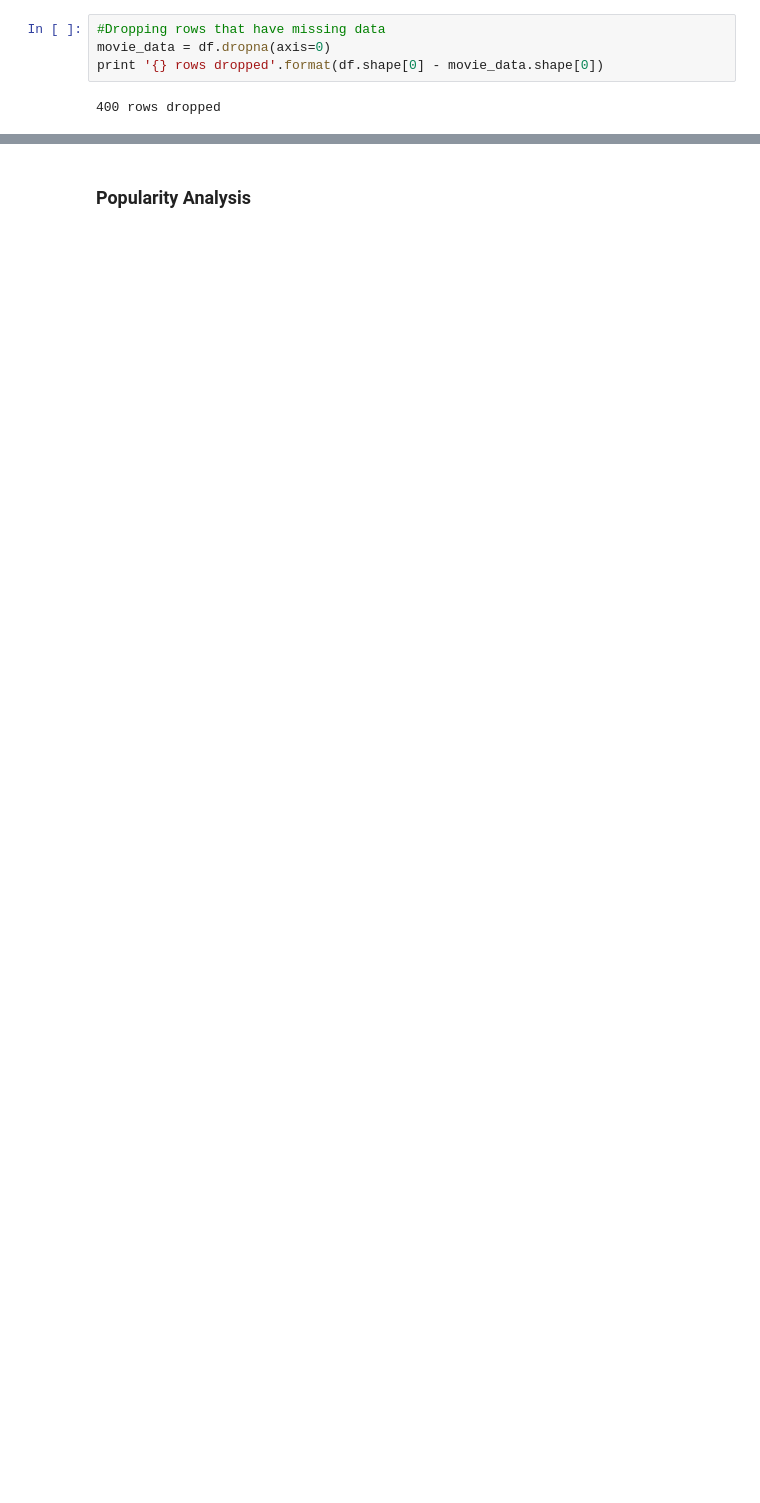
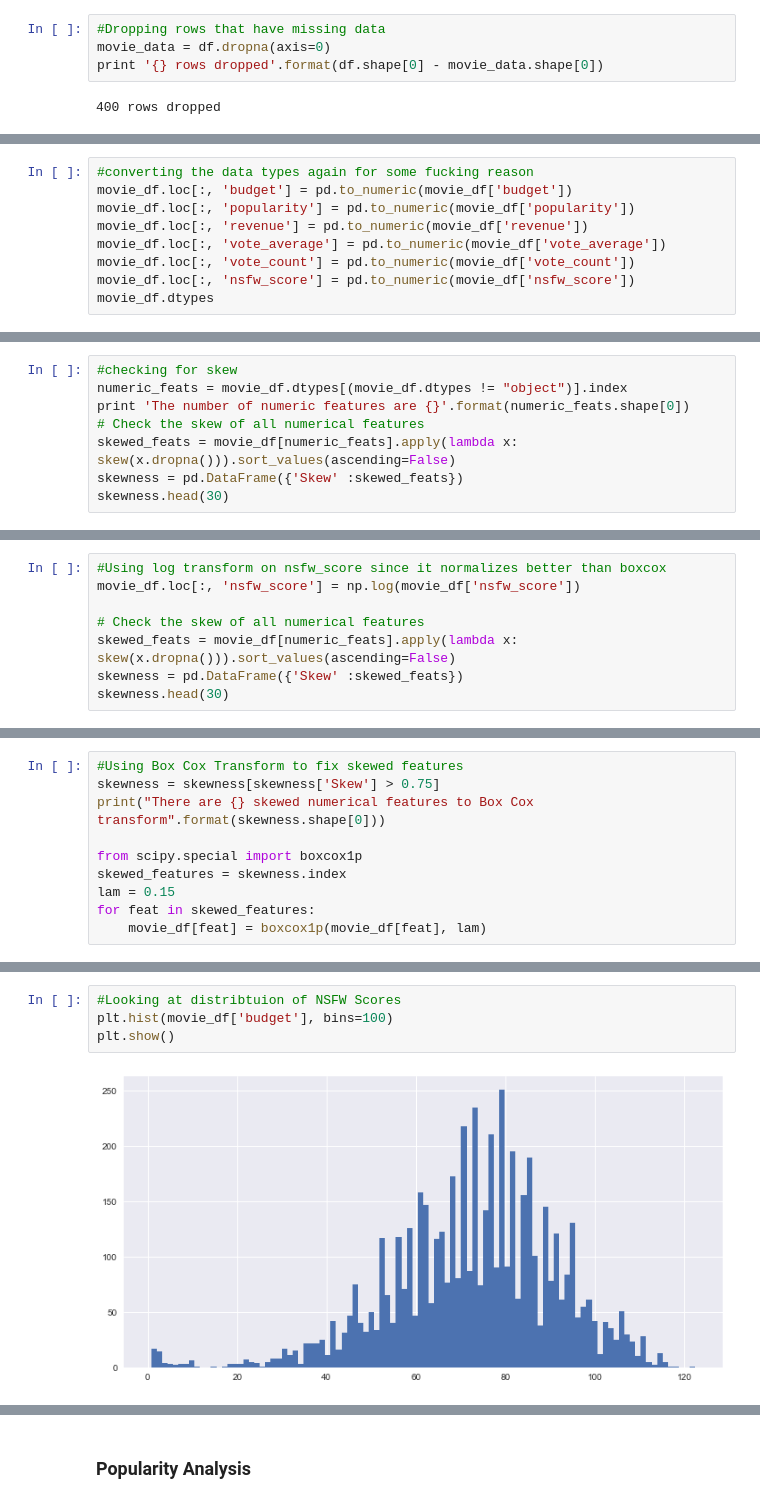
Before and after one commit to aravindsrinivasan/movie-ranking-recommendation-system, a Jupyter notebook: notebooks/nsfw_score-analysis.ipynb, the cells around one changed output, grey strips where cells are left out. Saved outputs shown, nothing was run; the diff lists cells and outputs as text; blank space fills up the shorter version.

Commit message:
adjusted for skew in dataset

```diff
--- a/notebooks/nsfw_score-analysis.ipynb
+++ b/notebooks/nsfw_score-analysis.ipynb
@@ -75,0 +131,9 @@ print '{} rows dropped'.format(df.shape[0] - movie_data.shape[0])
+# %%
+#converting the data types again for some fucking reason
+movie_df.loc[:, 'budget'] = pd.to_numeric(movie_df['budget'])
+movie_df.loc[:, 'popularity'] = pd.to_numeric(movie_df['popularity'])
+movie_df.loc[:, 'revenue'] = pd.to_numeric(movie_df['revenue'])
+movie_df.loc[:, 'vote_average'] = pd.to_numeric(movie_df['vote_average'])
+movie_df.loc[:, 'vote_count'] = pd.to_numeric(movie_df['vote_count'])
+movie_df.loc[:, 'nsfw_score'] = pd.to_numeric(movie_df['nsfw_score'])
+movie_df.dtypes
@@ -75,0 +151,8 @@ print '{} rows dropped'.format(df.shape[0] - movie_data.shape[0])
+# %%
+#checking for skew
+numeric_feats = movie_df.dtypes[(movie_df.dtypes != "object")].index
+print 'The number of numeric features are {}'.format(numeric_feats.shape[0])
+# Check the skew of all numerical features
+skewed_feats = movie_df[numeric_feats].apply(lambda x: skew(x.dropna())).sort_values(ascending=False)
+skewness = pd.DataFrame({'Skew' :skewed_feats})
+skewness.head(30)
@@ -75,0 +168,8 @@ print '{} rows dropped'.format(df.shape[0] - movie_data.shape[0])
+# %%
+#Using log transform on nsfw_score since it normalizes better than boxcox
+movie_df.loc[:, 'nsfw_score'] = np.log(movie_df['nsfw_score'])
+
+# Check the skew of all numerical features
+skewed_feats = movie_df[numeric_feats].apply(lambda x: skew(x.dropna())).sort_values(ascending=False)
+skewness = pd.DataFrame({'Skew' :skewed_feats})
+skewness.head(30)
@@ -75,0 +184,10 @@ print '{} rows dropped'.format(df.shape[0] - movie_data.shape[0])
+# %%
+#Using Box Cox Transform to fix skewed features
+skewness = skewness[skewness['Skew'] > 0.75]
+print("There are {} skewed numerical features to Box Cox transform".format(skewness.shape[0]))
+
+from scipy.special import boxcox1p
+skewed_features = skewness.index
+lam = 0.15
+for feat in skewed_features:
+    movie_df[feat] = boxcox1p(movie_df[feat], lam)
@@ -75,0 +209,6 @@ print '{} rows dropped'.format(df.shape[0] - movie_data.shape[0])
+# %%
+#Looking at distribtuion of NSFW Scores
+plt.hist(movie_df['budget'], bins=100)
+plt.show()
+# %% [output]
+[figure, added]
```
Also changed, not shown: parts of 15 cells of this notebook.
